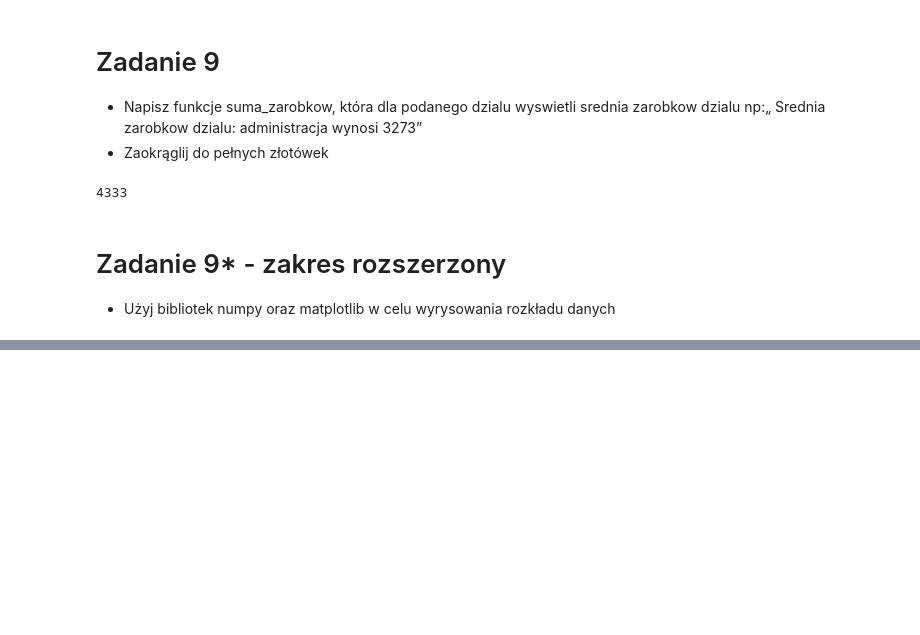
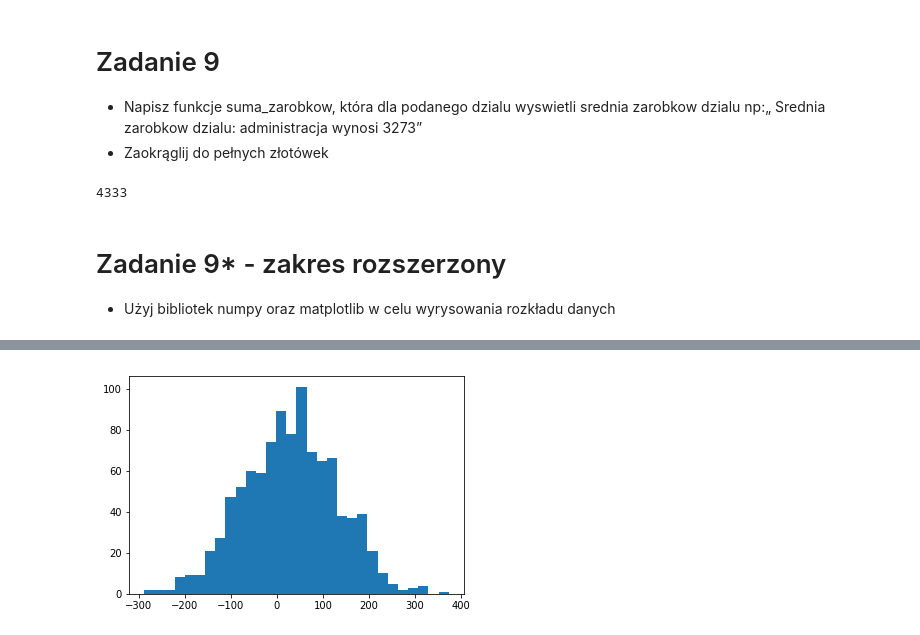
Before and after one commit to mzi2/Zadania-Bootcamp-Weekend-1, a Jupyter notebook: ZadaniaD2.ipynb, the cells around one changed output, grey strips where cells are left out. Saved outputs shown, nothing was run; the diff lists cells and outputs as text; code cells hidden in the pictures; blank space fills up the shorter version.

```diff
--- a/ZadaniaD2.ipynb
+++ b/ZadaniaD2.ipynb
@@ -169,0 +183,6 @@ plt.show()
+# %%
+rozklad = np.random.normal(30, 100, 1000)
+plt.hist(rozklad, 30)
+plt.show()
+# %% [output]
+[figure, added]
```
Also changed, not shown: parts of 2 cells of this notebook.
